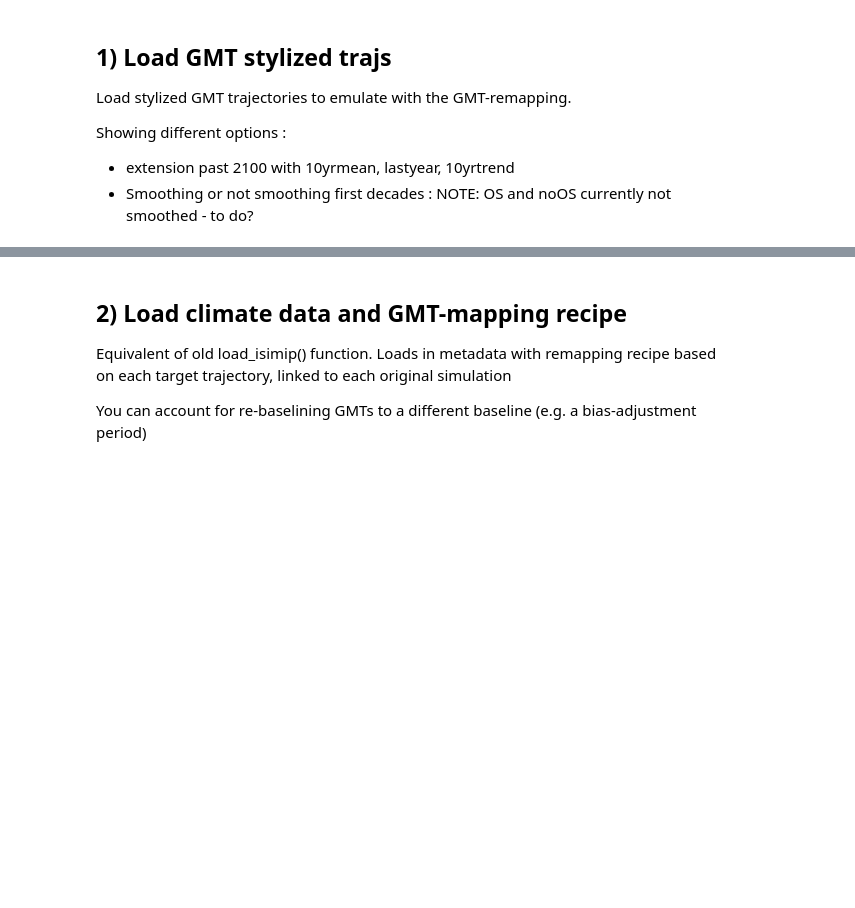
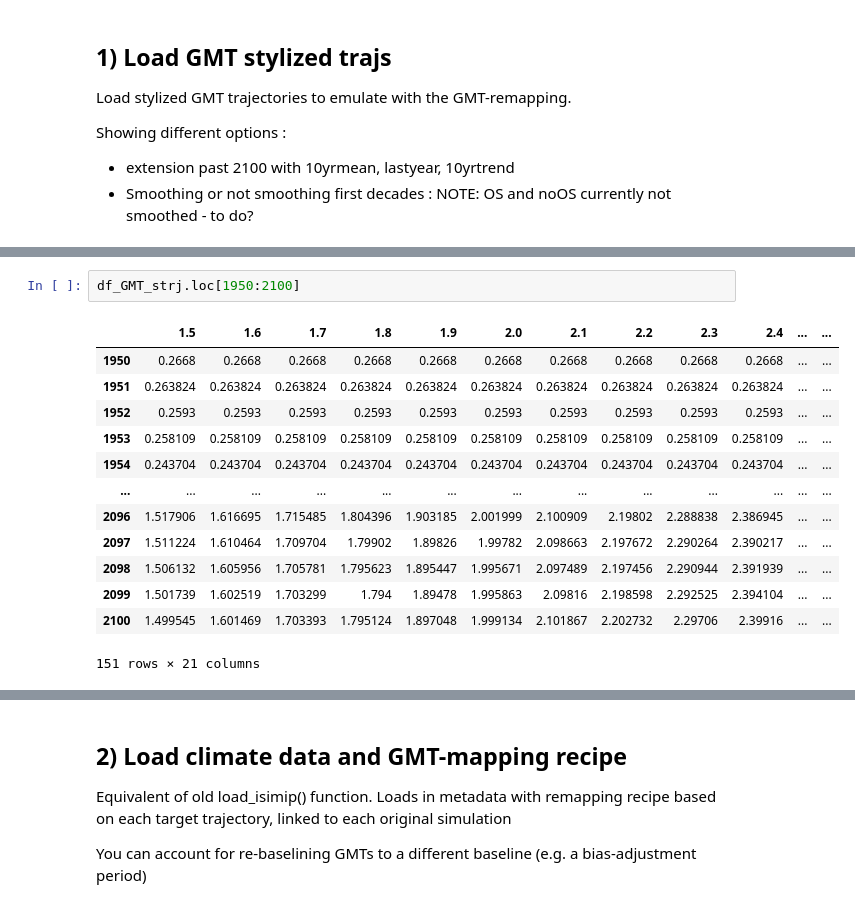
Before and after one commit to rosapietroiusti/dem4cli, a Jupyter notebook: notebooks/dem4cli-demo-v2-part2.ipynb, the cells around one changed output, grey strips where cells are left out. Drawn from its saved outputs; the diff is of its cells as text; blank space fills up the shorter version.

```diff
--- a/notebooks/dem4cli-demo-v2-part2.ipynb
+++ b/notebooks/dem4cli-demo-v2-part2.ipynb
@@ -267,0 +140,16 @@ df_GMT_15, df_GMT_20, df_GMT_NDC, df_GMT_OS, df_GMT_noOS, ds_GMT_STS, df_GMT_str
+# %%
+df_GMT_strj.loc[1950:2100]
+# %% [output]
+|  | 1.5 | 1.6 | 1.7 | 1.8 | 1.9 | 2.0 | 2.1 | 2.2 | 2.3 | 2.4 | ... | ... |
+| 1950 | 0.2668 | 0.2668 | 0.2668 | 0.2668 | 0.2668 | 0.2668 | 0.2668 | 0.2668 | 0.2668 | 0.2668 | ... | ... |
+| 1951 | 0.263824 | 0.263824 | 0.263824 | 0.263824 | 0.263824 | 0.263824 | 0.263824 | 0.263824 | 0.263824 | 0.263824 | ... | ... |
+| 1952 | 0.2593 | 0.2593 | 0.2593 | 0.2593 | 0.2593 | 0.2593 | 0.2593 | 0.2593 | 0.2593 | 0.2593 | ... | ... |
+| 1953 | 0.258109 | 0.258109 | 0.258109 | 0.258109 | 0.258109 | 0.258109 | 0.258109 | 0.258109 | 0.258109 | 0.258109 | ... | ... |
+| 1954 | 0.243704 | 0.243704 | 0.243704 | 0.243704 | 0.243704 | 0.243704 | 0.243704 | 0.243704 | 0.243704 | 0.243704 | ... | ... |
+| ... | ... | ... | ... | ... | ... | ... | ... | ... | ... | ... | ... | ... |
+| 2096 | 1.517906 | 1.616695 | 1.715485 | 1.804396 | 1.903185 | 2.001999 | 2.100909 | 2.19802 | 2.288838 | 2.386945 | ... | ... |
+| 2097 | 1.511224 | 1.610464 | 1.709704 | 1.79902 | 1.89826 | 1.99782 | 2.098663 | 2.197672 | 2.290264 | 2.390217 | ... | ... |
+| 2098 | 1.506132 | 1.605956 | 1.705781 | 1.795623 | 1.895447 | 1.995671 | 2.097489 | 2.197456 | 2.290944 | 2.391939 | ... | ... |
+| 2099 | 1.501739 | 1.602519 | 1.703299 | 1.794 | 1.89478 | 1.995863 | 2.09816 | 2.198598 | 2.292525 | 2.394104 | ... | ... |
+| 2100 | 1.499545 | 1.601469 | 1.703393 | 1.795124 | 1.897048 | 1.999134 | 2.101867 | 2.202732 | 2.29706 | 2.39916 | ... | ... |
+151 rows × 21 columns
```
Also changed, not shown: parts of 21 cells of this notebook, 2 other files.
